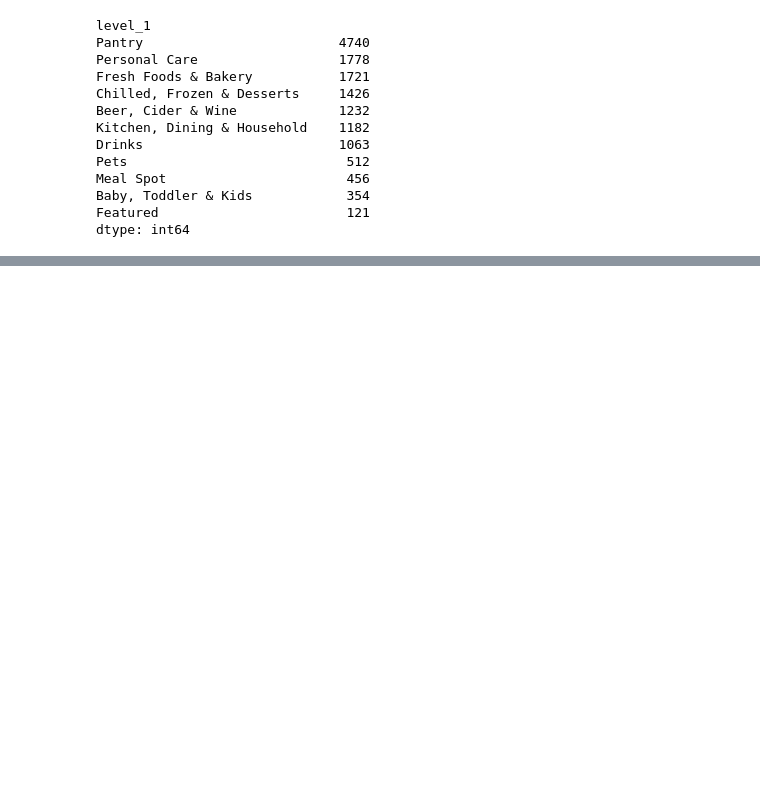
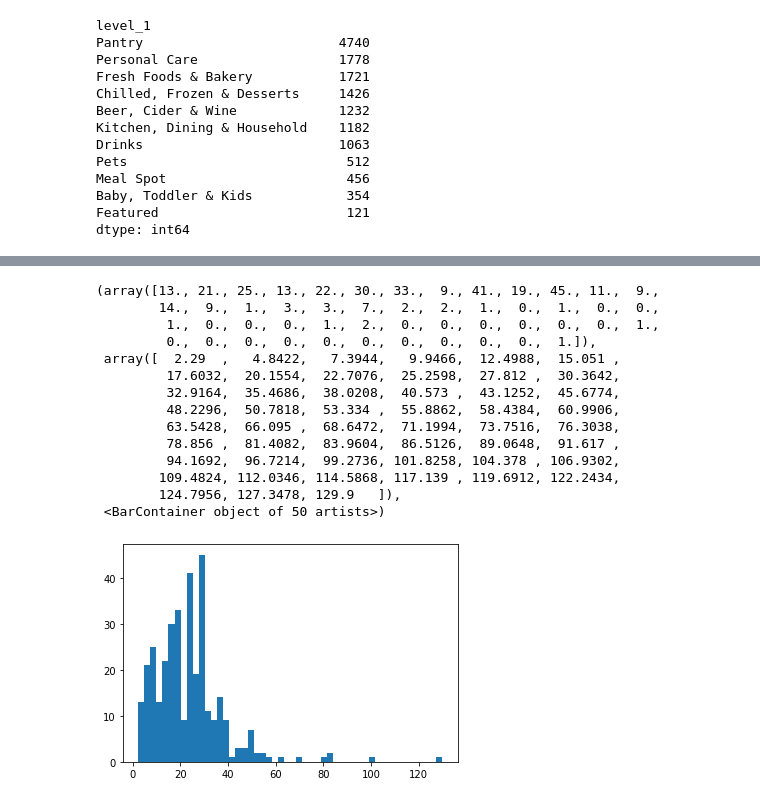
Before and after one commit to lxf44944/babistep_classification, a Jupyter notebook: project/dataexploration.ipynb, the cells around one changed output, grey strips where cells are left out. Cells and saved outputs as stored; diff of their text form; code cells hidden in the pictures; blank space fills up the shorter version.

```diff
--- a/project/dataexploration.ipynb
+++ b/project/dataexploration.ipynb
@@ -98,0 +116,19 @@ dtype: int64
+# %%
+dfkg = df[df["PriceMode"] == "kg"]
+plot.hist(dfkg["PricePerItem"], bins=50)
+# %% [output]
+(array([13., 21., 25., 13., 22., 30., 33.,  9., 41., 19., 45., 11.,  9.,
+        14.,  9.,  1.,  3.,  3.,  7.,  2.,  2.,  1.,  0.,  1.,  0.,  0.,
+         1.,  0.,  0.,  0.,  1.,  2.,  0.,  0.,  0.,  0.,  0.,  0.,  1.,
+         0.,  0.,  0.,  0.,  0.,  0.,  0.,  0.,  0.,  0.,  1.]),
+ array([  2.29  ,   4.8422,   7.3944,   9.9466,  12.4988,  15.051 ,
+         17.6032,  20.1554,  22.7076,  25.2598,  27.812 ,  30.3642,
+         32.9164,  35.4686,  38.0208,  40.573 ,  43.1252,  45.6774,
+         48.2296,  50.7818,  53.334 ,  55.8862,  58.4384,  60.9906,
+         63.5428,  66.095 ,  68.6472,  71.1994,  73.7516,  76.3038,
+         78.856 ,  81.4082,  83.9604,  86.5126,  89.0648,  91.617 ,
+         94.1692,  96.7214,  99.2736, 101.8258, 104.378 , 106.9302,
+        109.4824, 112.0346, 114.5868, 117.139 , 119.6912, 122.2434,
+        124.7956, 127.3478, 129.9   ]),
+ <BarContainer object of 50 artists>)
+[figure, added]
```
Also changed, not shown: parts of 9 cells of this notebook.
